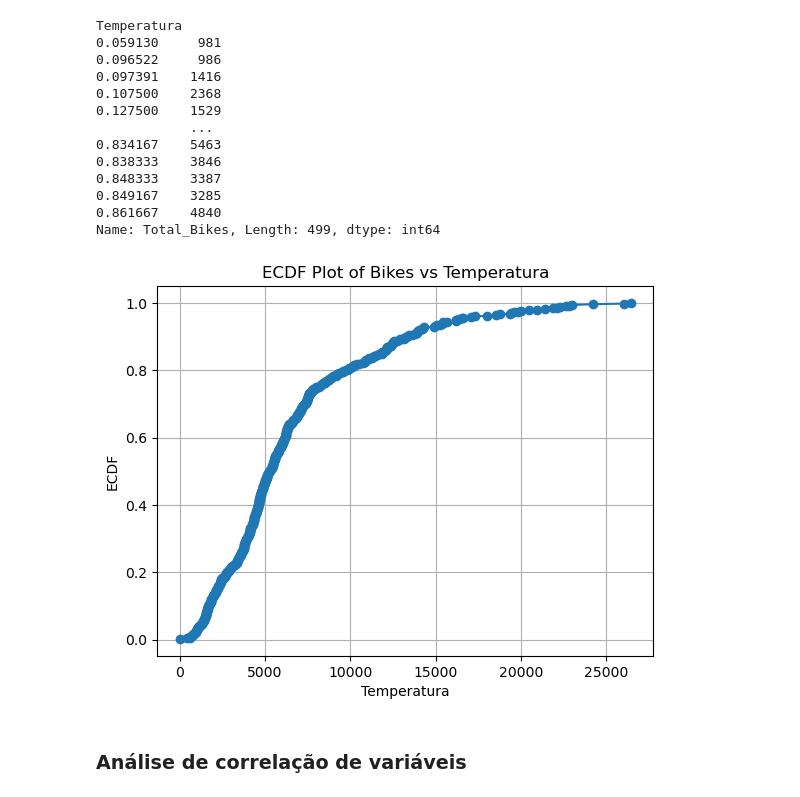
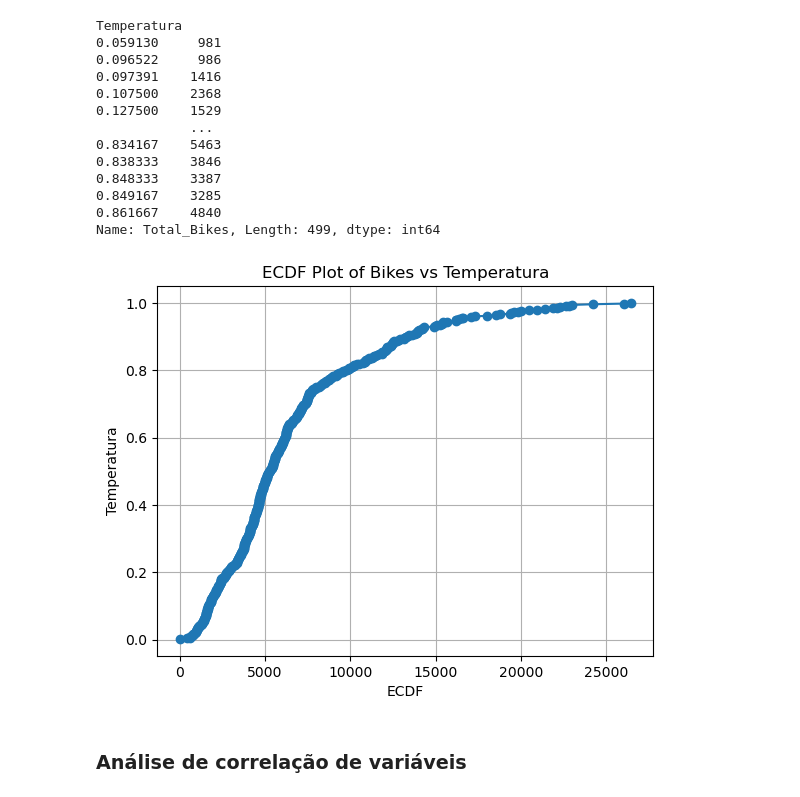
Before and after one commit to MarceloBindi30/A3_AnaliseDeDados, a Jupyter notebook: A3_Main.ipynb, the cells around one changed output. Saved outputs shown, nothing was run; the diff lists cells and outputs as text; code cells hidden in the pictures.

```diff
--- a/A3_Main.ipynb
+++ b/A3_Main.ipynb
@@ -267,15 +747,15 @@ Name: Total_Bikes, Length: 499, dtype: int64
 # %%
 ecdf = ECDF(BikesPorTemperatura)
 
 # Plot the ECDF
 plt.plot(ecdf.x, ecdf.y, marker='o', linestyle='-')
-plt.xlabel('Temperatura')
-plt.ylabel('ECDF')
+plt.xlabel('ECDF')
+plt.ylabel('Temperatura')
 plt.title('ECDF Plot of Bikes vs Temperatura')
 plt.grid(True)
 plt.show()
 # %% [output]
-[figure, old version]
+[figure, new version]
 # %% [markdown]
 ### Análise de correlação de variáveis
 # %%
```
Also changed, not shown: parts of 94 cells of this notebook.
